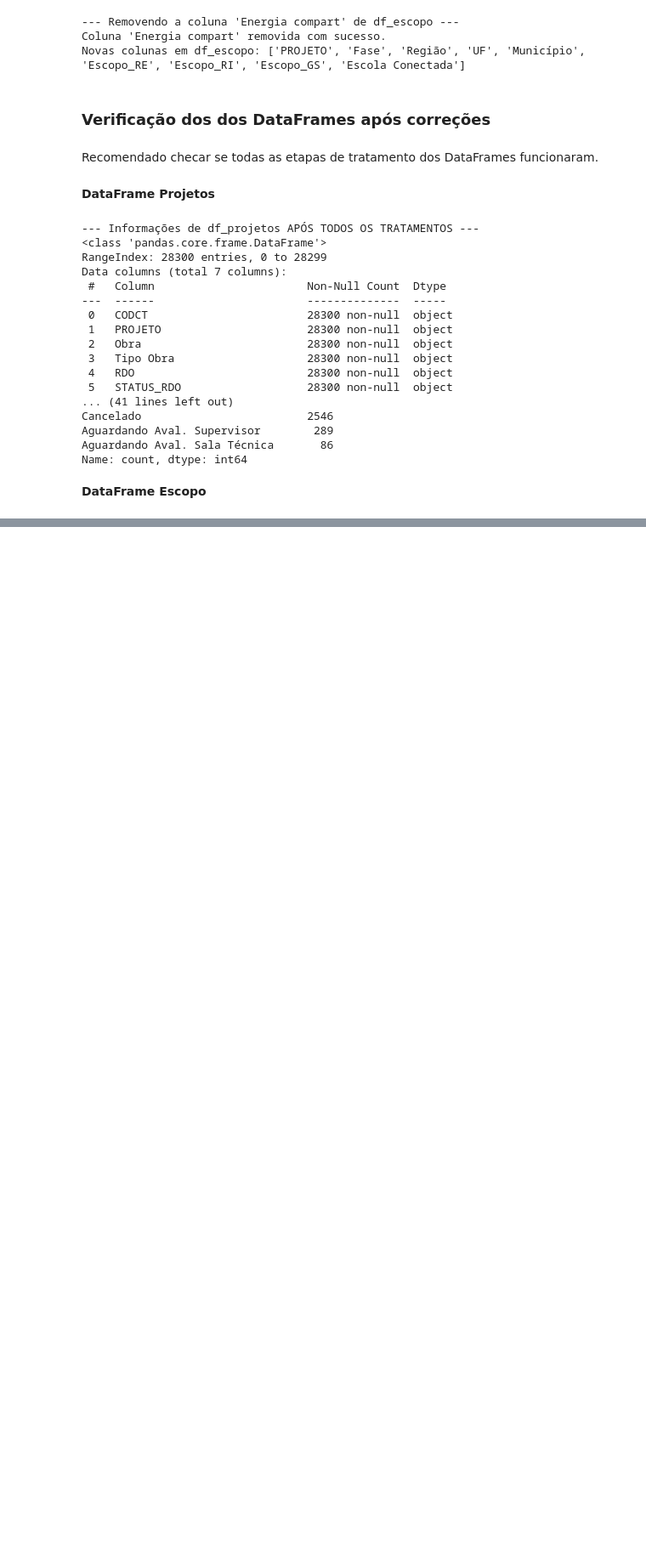
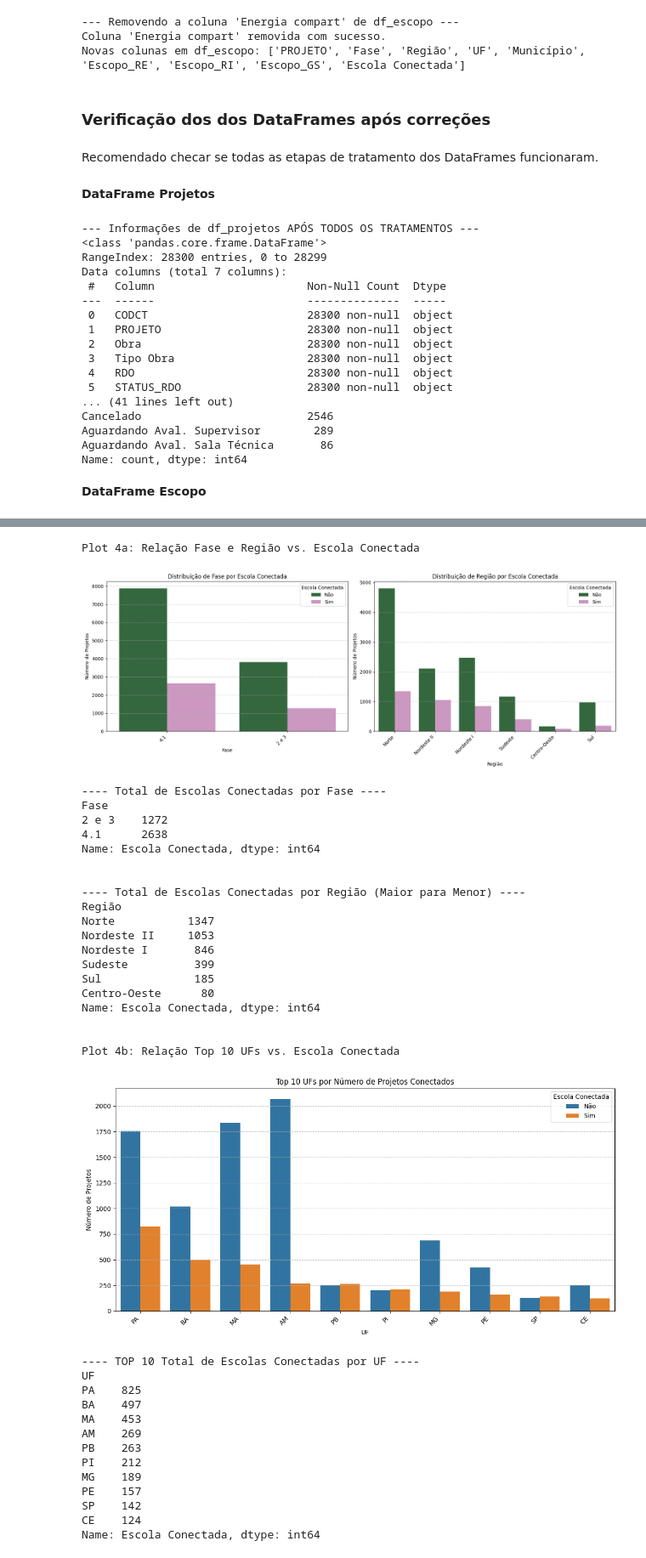
Before and after one commit to dxspimentel/PUC, a Jupyter notebook: MVP_Diego_Pimentel.ipynb, the cells around one changed output, grey strips where cells are left out. Shown at 85% size. Cells and saved outputs as stored; diff of their text form; code cells hidden in the pictures; blank space fills up the shorter version.

```diff
--- a/MVP_Diego_Pimentel.ipynb
+++ b/MVP_Diego_Pimentel.ipynb
@@ -497,0 +555,78 @@ Name: count, dtype: int64
+# %%
+# Fase e Região
+
+print("Plot 4a: Relação Fase e Região vs. Escola Conectada")
+categorical_for_plot = ['Fase', 'Região']
+plt.figure(figsize=(16, 6))
+for i, col in enumerate(categorical_for_plot):
+    plt.subplot(1, 2, i + 1)
+    sns.countplot(x=col, hue='Escola Conectada', data=df_final, palette='cubehelix')
+    plt.title(f'Distribuição de {col} por Escola Conectada')
+    plt.xlabel(col)
+    plt.ylabel('Número de Projetos')
+    plt.legend(title='Escola Conectada', labels=['Não', 'Sim'])
+    plt.xticks(rotation=45, ha='right')
+    plt.grid(axis='y', linestyle='--', alpha=0.7)
+plt.tight_layout()
+plt.show()
+print("---- Total de Escolas Conectadas por Fase ----")
+print(df_final.groupby('Fase')['Escola Conectada'].sum())
+print("\n")
+print("---- Total de Escolas Conectadas por Região (Maior para Menor) ----")
+print(df_final.groupby('Região')['Escola Conectada'].sum().sort_values(ascending=False))
+print("\n")
+
+
+# Para UF, vamos plotar as Top 10 UFs com mais projetos conectados
+print("Plot 4b: Relação Top 10 UFs vs. Escola Conectada")
+plt.figure(figsize=(12, 6))
+top_ufs_connected = df_final[df_final['Escola Conectada'] == 1]['UF'].value_counts().nlargest(10).index
+sns.countplot(x='UF', hue='Escola Conectada', data=df_final[df_final['UF'].isin(top_ufs_connected)], palette='tab10',
+              order=top_ufs_connected)
+plt.title('Top 10 UFs por Número de Projetos Conectados')
+plt.xlabel('UF')
+plt.ylabel('Número de Projetos')
+plt.xticks(rotation=45, ha='right')
+plt.legend(title='Escola Conectada', labels=['Não', 'Sim'])
+plt.grid(axis='y', linestyle='--', alpha=0.7)
+plt.tight_layout()
+plt.show()
+print("---- TOP 10 Total de Escolas Conectadas por UF ----")
+print(df_final.groupby('UF')['Escola Conectada'].sum().nlargest(10))
+print("\n")
+# %% [output]
+Plot 4a: Relação Fase e Região vs. Escola Conectada
+[figure, added]
+---- Total de Escolas Conectadas por Fase ----
+Fase
+2 e 3    1272
+4.1      2638
+Name: Escola Conectada, dtype: int64
+
+
+---- Total de Escolas Conectadas por Região (Maior para Menor) ----
+Região
+Norte           1347
+Nordeste II     1053
+Nordeste I       846
+Sudeste          399
+Sul              185
+Centro-Oeste      80
+Name: Escola Conectada, dtype: int64
+
+
+Plot 4b: Relação Top 10 UFs vs. Escola Conectada
+[figure, added]
+---- TOP 10 Total de Escolas Conectadas por UF ----
+UF
+PA    825
+BA    497
+MA    453
+AM    269
+PB    263
+PI    212
+MG    189
+PE    157
+SP    142
+CE    124
+Name: Escola Conectada, dtype: int64
```
Also changed, not shown: parts of 23 cells of this notebook.
